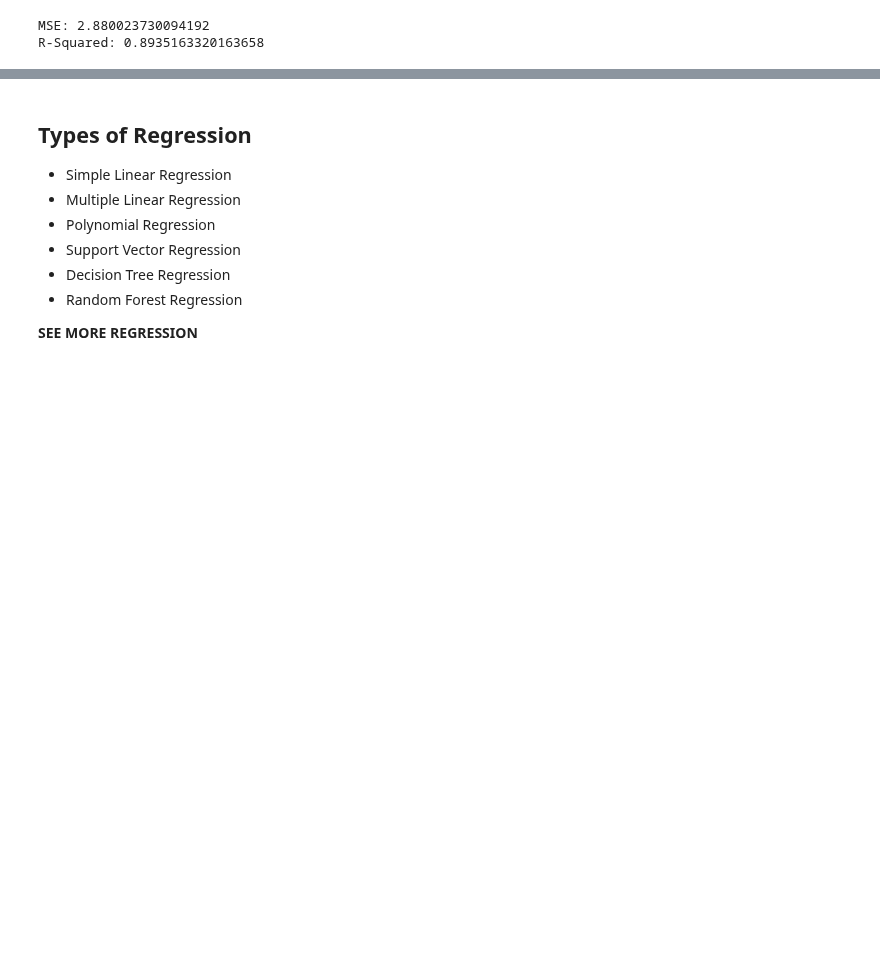
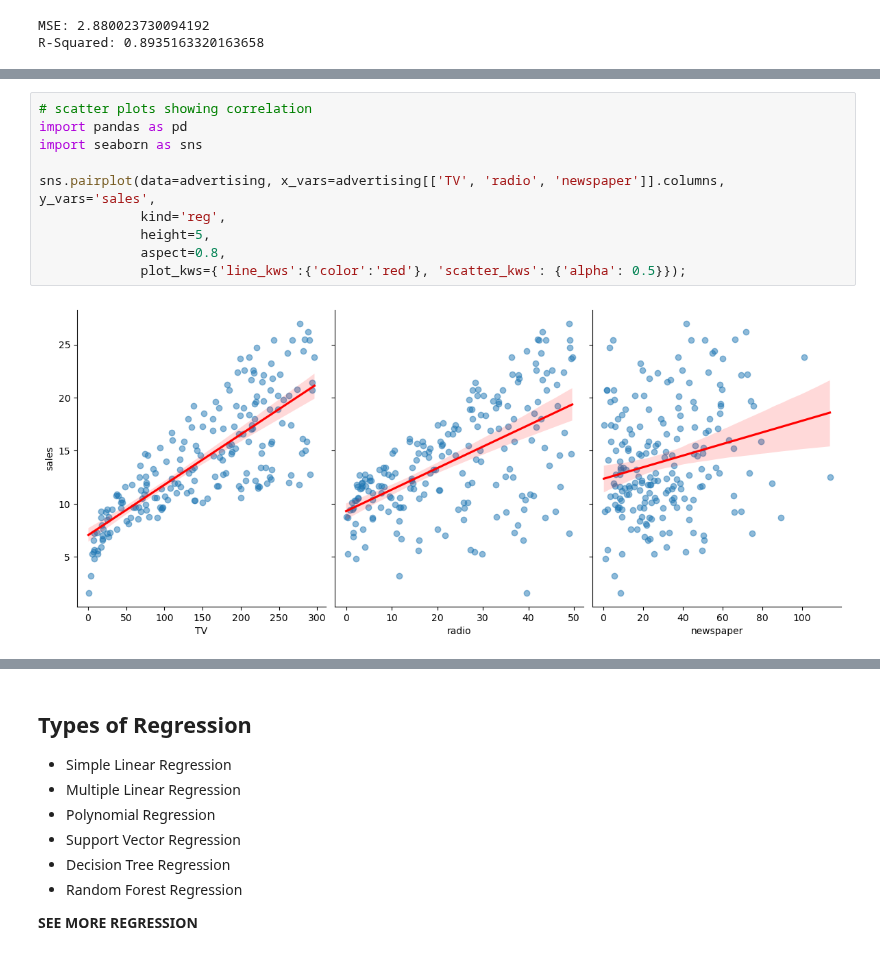
Before and after one commit to gitmystuff/DSChunks, a Jupyter notebook: Linear Regression.ipynb, the cells around one changed output, grey strips where cells are left out. Drawn from its saved outputs; the diff is of its cells as text; blank space fills up the shorter version.

```diff
--- a/Linear Regression.ipynb
+++ b/Linear Regression.ipynb
@@ -226,0 +231,12 @@ R-Squared: 0.8935163320163658
+# %%
+# scatter plots showing correlation
+import pandas as pd
+import seaborn as sns
+
+sns.pairplot(data=advertising, x_vars=advertising[['TV', 'radio', 'newspaper']].columns, y_vars='sales',
+             kind='reg',
+             height=5,
+             aspect=0.8,
+             plot_kws={'line_kws':{'color':'red'}, 'scatter_kws': {'alpha': 0.5}});
+# %% [output]
+[figure, added]
```
Also changed, not shown: parts of 2 cells of this notebook.
